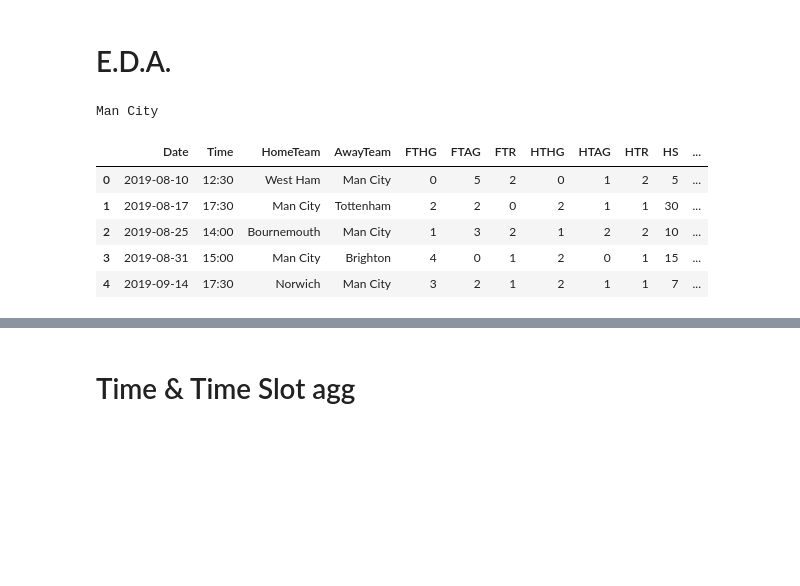
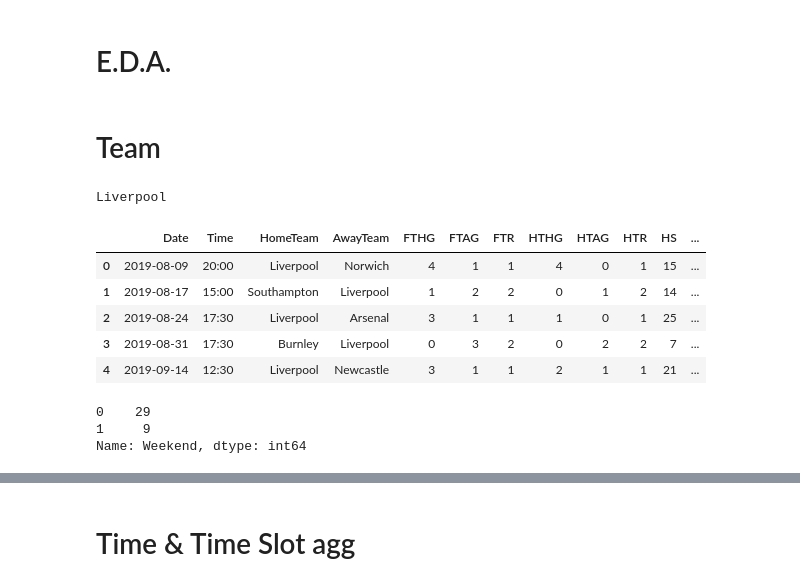
Before and after one commit to yssefunc/sport_analytics, a Jupyter notebook: code/eda.ipynb, the cells around one changed output, grey strips where cells are left out. Saved outputs shown, nothing was run; the diff lists cells and outputs as text; code cells hidden in the pictures; blank space fills up the shorter version.

```diff
--- a/code/eda.ipynb
+++ b/code/eda.ipynb
@@ -111,17 +86,25 @@ def show_chart_2_2d(df, x, y, is_bar_chart, is_sorted):
+# %% [markdown]
+# Team
 # %%
 def eda(df,team):
     print(team)
     df = df[(df['HomeTeam'] == team) | (df['AwayTeam'] == team)] #query
     return df
 # %%
-team = 'Man City'
-df_result = eda(df,team).reset_index(drop=True)
-df_result.head()
+team = 'Liverpool'
+df = eda(df,team).reset_index(drop=True)
+df.head()
 # %% [output]
-Man City
+Liverpool
 |  | Date | Time | HomeTeam | AwayTeam | FTHG | FTAG | FTR | HTHG | HTAG | HTR | HS | ... |
-| 0 | 2019-08-10 | 12:30 | West Ham | Man City | 0 | 5 | 2 | 0 | 1 | 2 | 5 | ... |
-| 1 | 2019-08-17 | 17:30 | Man City | Tottenham | 2 | 2 | 0 | 2 | 1 | 1 | 30 | ... |
-| 2 | 2019-08-25 | 14:00 | Bournemouth | Man City | 1 | 3 | 2 | 1 | 2 | 2 | 10 | ... |
-| 3 | 2019-08-31 | 15:00 | Man City | Brighton | 4 | 0 | 1 | 2 | 0 | 1 | 15 | ... |
-| 4 | 2019-09-14 | 17:30 | Norwich | Man City | 3 | 2 | 1 | 2 | 1 | 1 | 7 | ... |
+| 0 | 2019-08-09 | 20:00 | Liverpool | Norwich | 4 | 1 | 1 | 4 | 0 | 1 | 15 | ... |
+| 1 | 2019-08-17 | 15:00 | Southampton | Liverpool | 1 | 2 | 2 | 0 | 1 | 2 | 14 | ... |
+| 2 | 2019-08-24 | 17:30 | Liverpool | Arsenal | 3 | 1 | 1 | 1 | 0 | 1 | 25 | ... |
+| 3 | 2019-08-31 | 17:30 | Burnley | Liverpool | 0 | 3 | 2 | 0 | 2 | 2 | 7 | ... |
+| 4 | 2019-09-14 | 12:30 | Liverpool | Newcastle | 3 | 1 | 1 | 2 | 1 | 1 | 21 | ... |
+# %%
+df['Weekend'].value_counts()
+# %% [output]
+0    29
+1     9
+Name: Weekend, dtype: int64
```
Also changed, not shown: parts of 30 cells of this notebook, 1 other file.
